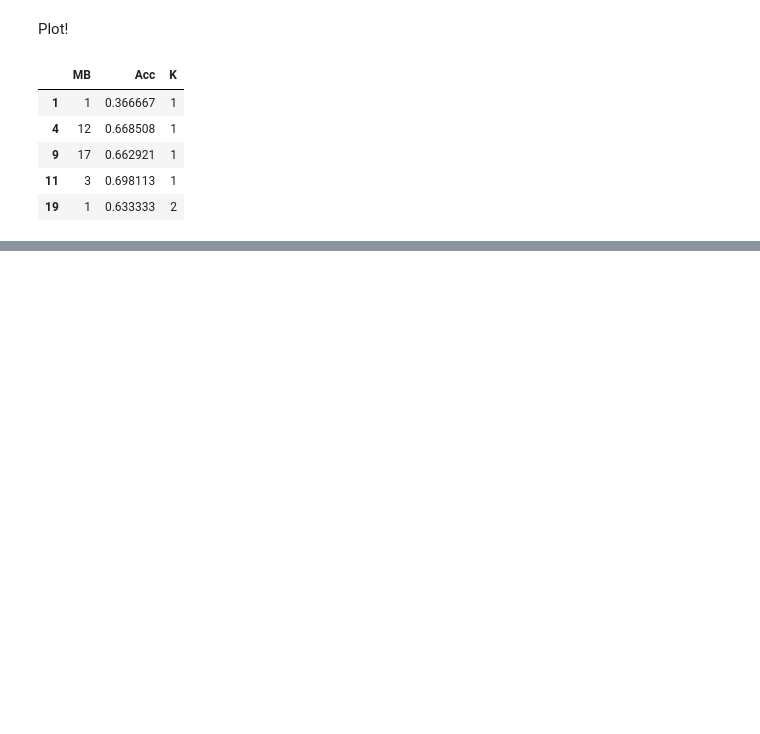
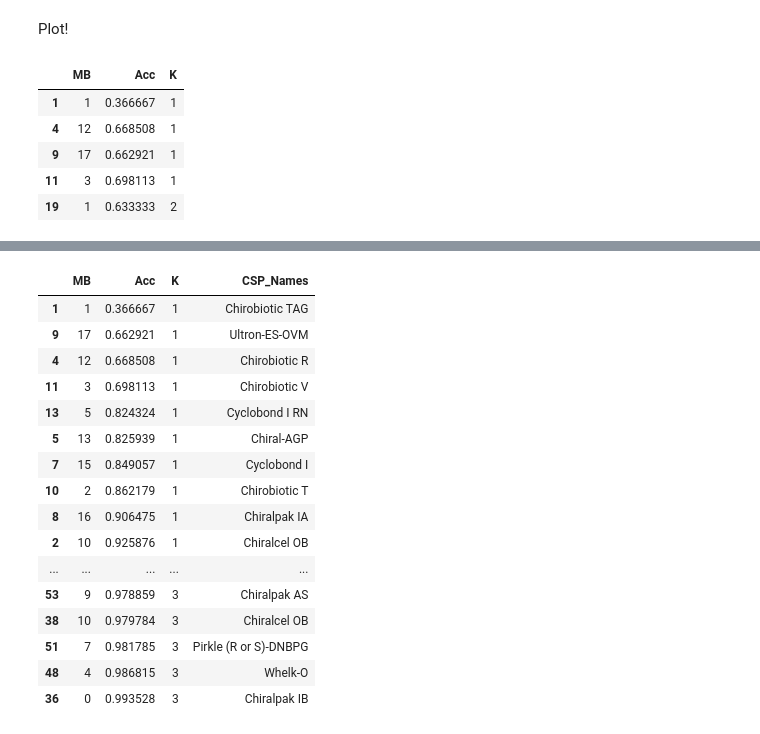
Before and after one commit to JosieHong/3DMolCSP, a Jupyter notebook: data/results_topk.ipynb, the cells around one changed output, grey strips where cells are left out. Saved outputs shown, nothing was run; the diff lists cells and outputs as text; code cells hidden in the pictures; blank space fills up the shorter version.

```diff
--- a/data/results_topk.ipynb
+++ b/data/results_topk.ipynb
@@ -327,3 +364,23 @@ df_topk_plot[df_topk_plot['Acc']<0.8]
+# %%
+df_topk_plot
+# %% [output]
+|  | MB | Acc | K | CSP_Names |
+| 1 | 1 | 0.366667 | 1 | Chirobiotic TAG |
+| 9 | 17 | 0.662921 | 1 | Ultron-ES-OVM |
+| 4 | 12 | 0.668508 | 1 | Chirobiotic R |
+| 11 | 3 | 0.698113 | 1 | Chirobiotic V |
+| 13 | 5 | 0.824324 | 1 | Cyclobond I RN |
+| 5 | 13 | 0.825939 | 1 | Chiral-AGP |
+| 7 | 15 | 0.849057 | 1 | Cyclobond I |
+| 10 | 2 | 0.862179 | 1 | Chirobiotic T |
+| 8 | 16 | 0.906475 | 1 | Chiralpak IA |
+| 2 | 10 | 0.925876 | 1 | Chiralcel OB |
+| ... | ... | ... | ... | ... |
+| 53 | 9 | 0.978859 | 3 | Chiralpak AS |
+| 38 | 10 | 0.979784 | 3 | Chiralcel OB |
+| 51 | 7 | 0.981785 | 3 | Pirkle (R or S)-DNBPG |
+| 48 | 4 | 0.986815 | 3 | Whelk-O |
+| 36 | 0 | 0.993528 | 3 | Chiralpak IB |
 # %%
 import pandas as pd
 import seaborn as sns
```
Also changed, not shown: parts of 10 cells of this notebook, 33 other files.
